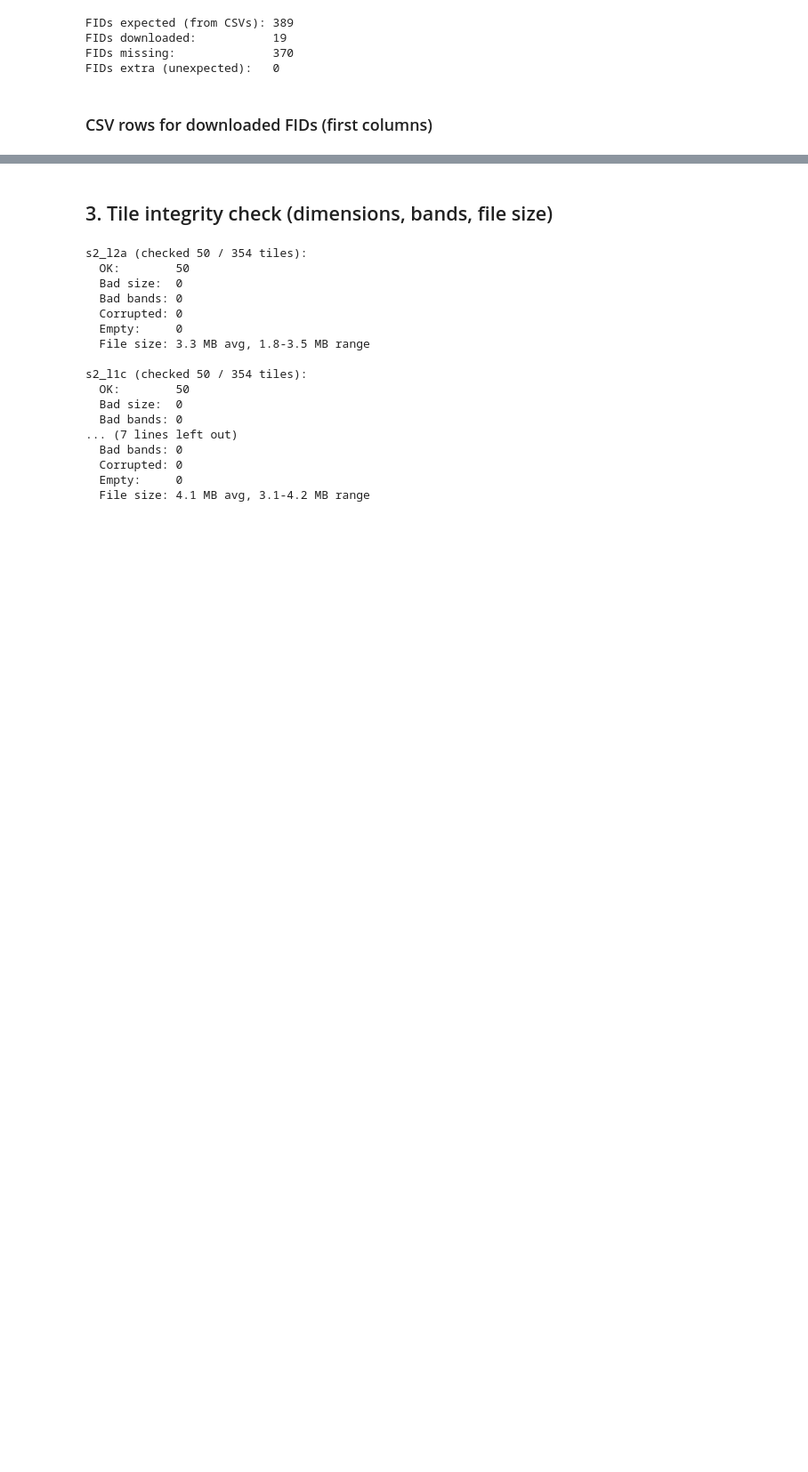
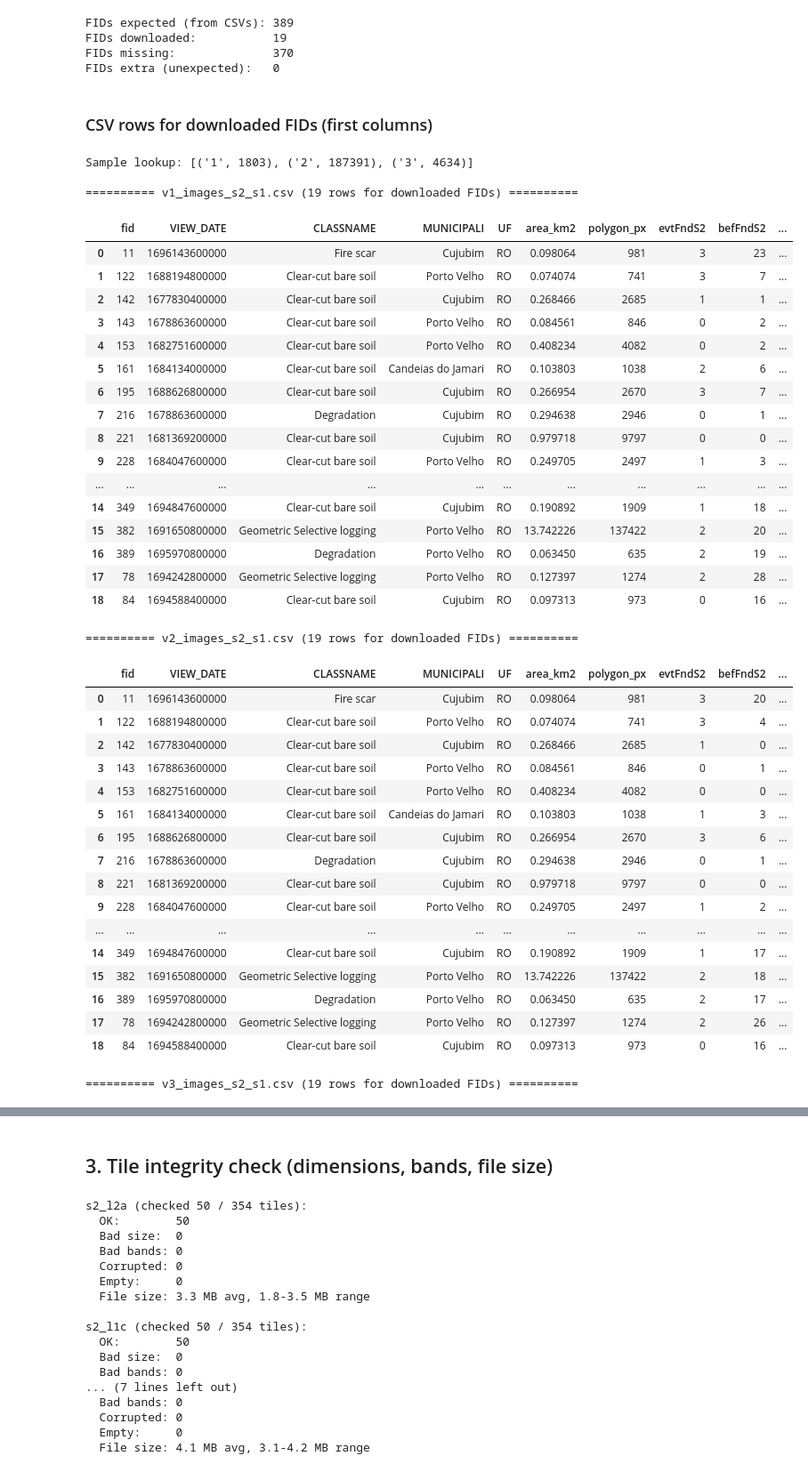
Before and after one commit to Angelicarjs/tropical_forest_disturbance, a Jupyter notebook: verify_tiles.ipynb, the cells around one changed output, grey strips where cells are left out. Shown at 89% size. Saved outputs shown, nothing was run; the diff lists cells and outputs as text; code cells hidden in the pictures; blank space fills up the shorter version.

```diff
--- a/verify_tiles.ipynb
+++ b/verify_tiles.ipynb
@@ -173,38 +173,75 @@ FIDs extra (unexpected):   0
 ### CSV rows for downloaded FIDs (first columns)
 # %%
 import pandas as pd
+import geopandas as gpd
 
-# Show only the first columns (skip image ID lists which are huge)
-# Adjust this list to whatever columns you want to inspect
+# Load shapefile
+SHP_DIR = os.path.join(SCRIPT_DIR, "data_shp")
+if os.path.exists(os.path.expanduser("~/thesis_scripts/data_shp")):
+    SHP_DIR = os.path.expanduser("~/thesis_scripts/data_shp")
+gdf = gpd.read_file(os.path.join(SHP_DIR, "label_polygons.shp"))
+
+# Convert fid to int then to str (handles 1.0 -> "1")
+gdf["fid"] = gdf["fid"].astype(int).astype(str)
+
+# Build pixel lookup using area_m2 directly (10x10m pixel = 100 m2)
+poly_pixels = dict(zip(gdf["fid"], (gdf["area_m2"] / 100).round().astype(int)))
+
+print(f"Sample lookup: {list(poly_pixels.items())[:3]}")
+
 COLS_TO_SHOW = ["fid", "VIEW_DATE", "CLASSNAME", "MUNICIPALI", "UF",
                 "area_km2", "polygon_px",
                 "evtFndS2", "befFndS2", "aftFndS2",
                 "evtFndS1", "befFndS1", "aftFndS1"]
-
-# Compute polygon size in pixels (assuming 10m resolution = each pixel = 100 m2)
-# polygon_px = area_m2 / (10*10) = area_km2 * 1_000_000 / 100 = area_km2 * 10_000
-# Use the shapefile geometry for accuracy (instead of relying on area_km2 column)
-gdf_3857 = gdf.to_crs("EPSG:3857")
-poly_pixels = {}
-for _, row in gdf_3857.iterrows():
-    area_m2 = row.geometry.area
-    poly_pixels[row["fid"]] = int(area_m2 / 100)  # 100 m2 per pixel at 10m resolution
 
 for csv_name in CSV_FILES:
     csv_path = os.path.join(CSV_DIR, csv_name)
     if not os.path.exists(csv_path):
         continue
     df = pd.read_csv(csv_path)
     df["fid"] = df["fid"].astype(str)
-
-    # Add polygon size in pixels
     df["polygon_px"] = df["fid"].map(poly_pixels)
-
-    # Filter to only the FIDs we downloaded
     df_filtered = df[df["fid"].isin(downloaded_fids)]
-
-    # Keep only columns that exist
     cols_present = [c for c in COLS_TO_SHOW if c in df_filtered.columns]
-
     print(f"\n========== {csv_name} ({len(df_filtered)} rows for downloaded FIDs) ==========")
     display(df_filtered[cols_present].sort_values("fid").reset_index(drop=True))
+# %% [output]
+Sample lookup: [('1', 1803), ('2', 187391), ('3', 4634)]
+
+========== v1_images_s2_s1.csv (19 rows for downloaded FIDs) ==========
+|  | fid | VIEW_DATE | CLASSNAME | MUNICIPALI | UF | area_km2 | polygon_px | evtFndS2 | befFndS2 | ... |
+| 0 | 11 | 1696143600000 | Fire scar | Cujubim | RO | 0.098064 | 981 | 3 | 23 | ... |
+| 1 | 122 | 1688194800000 | Clear-cut bare soil | Porto Velho | RO | 0.074074 | 741 | 3 | 7 | ... |
+| 2 | 142 | 1677830400000 | Clear-cut bare soil | Cujubim | RO | 0.268466 | 2685 | 1 | 1 | ... |
+| 3 | 143 | 1678863600000 | Clear-cut bare soil | Porto Velho | RO | 0.084561 | 846 | 0 | 2 | ... |
+| 4 | 153 | 1682751600000 | Clear-cut bare soil | Porto Velho | RO | 0.408234 | 4082 | 0 | 2 | ... |
+| 5 | 161 | 1684134000000 | Clear-cut bare soil | Candeias do Jamari | RO | 0.103803 | 1038 | 2 | 6 | ... |
+| 6 | 195 | 1688626800000 | Clear-cut bare soil | Cujubim | RO | 0.266954 | 2670 | 3 | 7 | ... |
+| 7 | 216 | 1678863600000 | Degradation | Cujubim | RO | 0.294638 | 2946 | 0 | 1 | ... |
+| 8 | 221 | 1681369200000 | Clear-cut bare soil | Cujubim | RO | 0.979718 | 9797 | 0 | 0 | ... |
+| 9 | 228 | 1684047600000 | Clear-cut bare soil | Porto Velho | RO | 0.249705 | 2497 | 1 | 3 | ... |
+| ... | ... | ... | ... | ... | ... | ... | ... | ... | ... | ... |
+| 14 | 349 | 1694847600000 | Clear-cut bare soil | Cujubim | RO | 0.190892 | 1909 | 1 | 18 | ... |
+| 15 | 382 | 1691650800000 | Geometric Selective logging | Porto Velho | RO | 13.742226 | 137422 | 2 | 20 | ... |
+| 16 | 389 | 1695970800000 | Degradation | Porto Velho | RO | 0.063450 | 635 | 2 | 19 | ... |
+| 17 | 78 | 1694242800000 | Geometric Selective logging | Porto Velho | RO | 0.127397 | 1274 | 2 | 28 | ... |
+| 18 | 84 | 1694588400000 | Clear-cut bare soil | Cujubim | RO | 0.097313 | 973 | 0 | 16 | ... |
+========== v2_images_s2_s1.csv (19 rows for downloaded FIDs) ==========
+|  | fid | VIEW_DATE | CLASSNAME | MUNICIPALI | UF | area_km2 | polygon_px | evtFndS2 | befFndS2 | ... |
+| 0 | 11 | 1696143600000 | Fire scar | Cujubim | RO | 0.098064 | 981 | 3 | 20 | ... |
+| 1 | 122 | 1688194800000 | Clear-cut bare soil | Porto Velho | RO | 0.074074 | 741 | 3 | 4 | ... |
+| 2 | 142 | 1677830400000 | Clear-cut bare soil | Cujubim | RO | 0.268466 | 2685 | 1 | 0 | ... |
+| 3 | 143 | 1678863600000 | Clear-cut bare soil | Porto Velho | RO | 0.084561 | 846 | 0 | 1 | ... |
+| 4 | 153 | 1682751600000 | Clear-cut bare soil | Porto Velho | RO | 0.408234 | 4082 | 0 | 0 | ... |
+| 5 | 161 | 1684134000000 | Clear-cut bare soil | Candeias do Jamari | RO | 0.103803 | 1038 | 1 | 3 | ... |
+| 6 | 195 | 1688626800000 | Clear-cut bare soil | Cujubim | RO | 0.266954 | 2670 | 3 | 6 | ... |
+| 7 | 216 | 1678863600000 | Degradation | Cujubim | RO | 0.294638 | 2946 | 0 | 1 | ... |
+| 8 | 221 | 1681369200000 | Clear-cut bare soil | Cujubim | RO | 0.979718 | 9797 | 0 | 0 | ... |
+| 9 | 228 | 1684047600000 | Clear-cut bare soil | Porto Velho | RO | 0.249705 | 2497 | 1 | 2 | ... |
+| ... | ... | ... | ... | ... | ... | ... | ... | ... | ... | ... |
+| 14 | 349 | 1694847600000 | Clear-cut bare soil | Cujubim | RO | 0.190892 | 1909 | 1 | 17 | ... |
+| 15 | 382 | 1691650800000 | Geometric Selective logging | Porto Velho | RO | 13.742226 | 137422 | 2 | 18 | ... |
+| 16 | 389 | 1695970800000 | Degradation | Porto Velho | RO | 0.063450 | 635 | 2 | 17 | ... |
+| 17 | 78 | 1694242800000 | Geometric Selective logging | Porto Velho | RO | 0.127397 | 1274 | 2 | 26 | ... |
+| 18 | 84 | 1694588400000 | Clear-cut bare soil | Cujubim | RO | 0.097313 | 973 | 0 | 16 | ... |
+========== v3_images_s2_s1.csv (19 rows for downloaded FIDs) ==========
```
Also changed, not shown: parts of 2 cells of this notebook.
